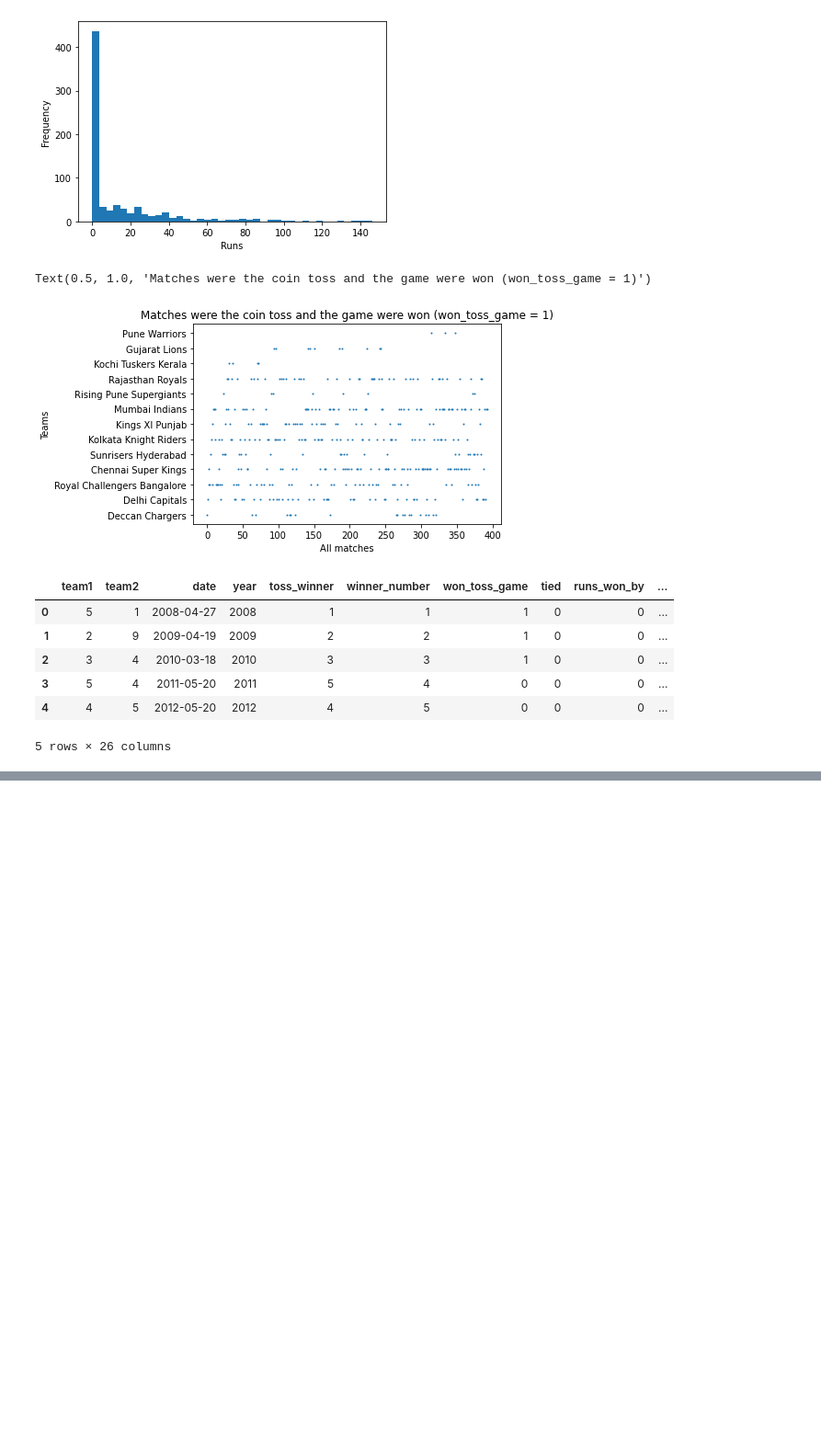
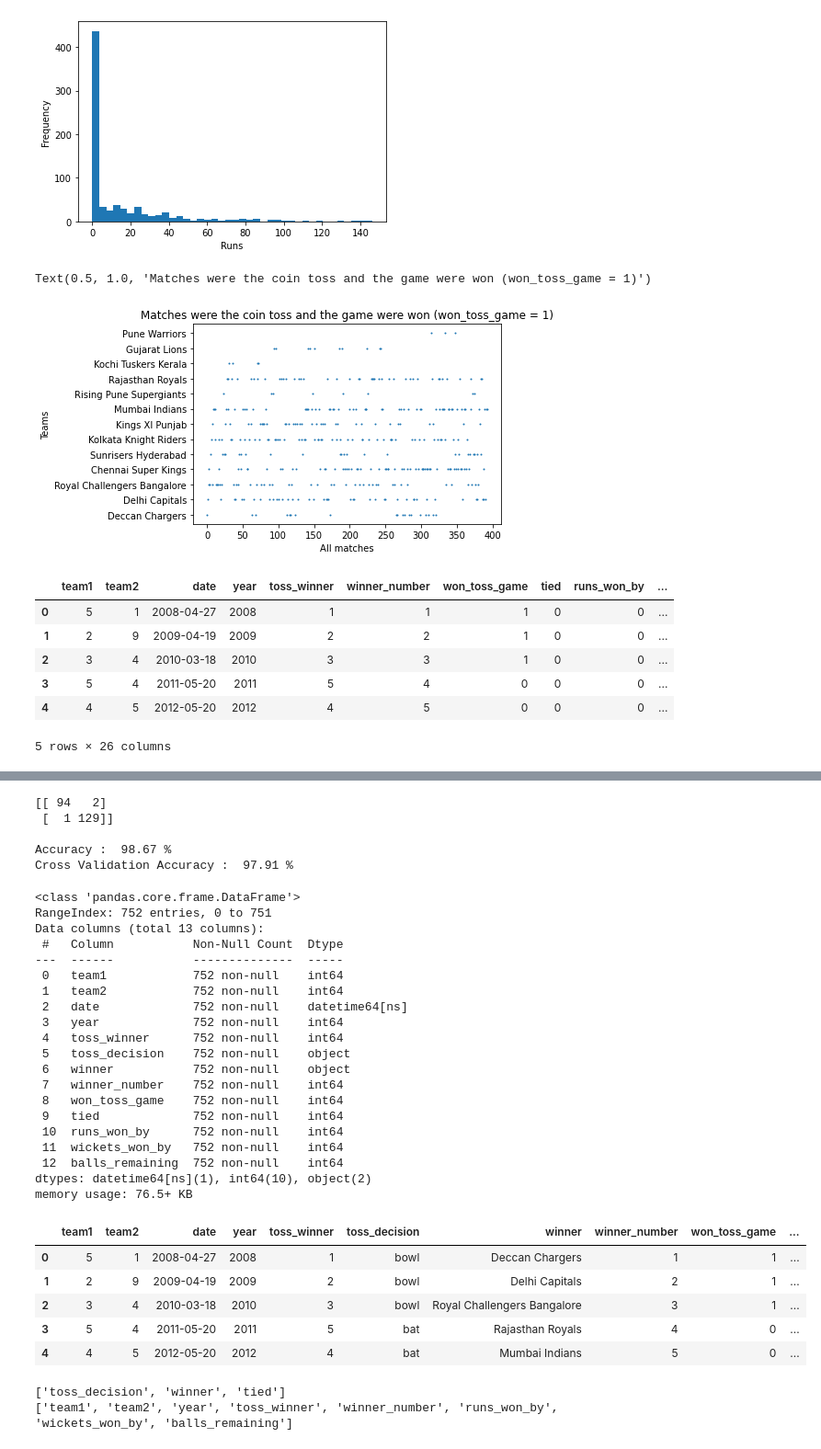
Before and after one commit to knmai/Data-Analytics-IPL-matches-case-study, a Jupyter notebook: predictions.ipynb, the cells around one changed output, grey strips where cells are left out. Shown at 92% size. Drawn from its saved outputs; the diff is of its cells as text; code cells hidden in the pictures; blank space fills up the shorter version.

Commit message:
Update predictions.ipynb
Update code

```diff
--- a/predictions.ipynb
+++ b/predictions.ipynb
@@ -321,0 +368,59 @@ X_test
+# %%
+#XGBoost model (The best model?)
+
+#Fitting model
+xgb_classifier = XGBClassifier()
+xgb_classifier.fit(X_train,y_train)
+y_pred_xgb = xgb_classifier.predict(X_test)
+
+
+#Use confusion matrix to determine model accuracy
+cm_xgb_classifier = confusion_matrix(y_test, y_pred_rfc)
+print(cm_xgb_classifier, end = '\n\n')
+
+#Checking accuracy of model
+numerator_xgb = cm_xgb_classifier[0][0] + cm_xgb_classifier[1][1]
+denominator_xgb = sum(cm_xgb_classifier[0]) + sum(cm_xgb_classifier[1])
+accuracy_percentage = (numerator_xgb/denominator_xgb) * 100
+print("Accuracy : ",round(accuracy_percentage,2),"%")
+
+#Cross validation
+cross_val_xgb = cross_val_score(estimator=XGBClassifier(), X = X_train, y = y_train, cv = 10, n_jobs = -1)
+print("Cross Validation Accuracy : ",round(cross_val_xgb.mean() * 100 , 2),"%")
+# %% [output]
+[[ 94   2]
+ [  1 129]]
+
+Accuracy :  98.67 %
+Cross Validation Accuracy :  97.91 %
+# %%
+#Deep learning with tensor flow
+deep_df.info()
+deep_df.head()
+# %% [output]
+<class 'pandas.core.frame.DataFrame'>
+RangeIndex: 752 entries, 0 to 751
+Data columns (total 13 columns):
+ #   Column           Non-Null Count  Dtype
+---  ------           --------------  -----
+ 0   team1            752 non-null    int64
+ 1   team2            752 non-null    int64
+ 2   date             752 non-null    datetime64[ns]
+ 3   year             752 non-null    int64
+ 4   toss_winner      752 non-null    int64
+ 5   toss_decision    752 non-null    object
+ 6   winner           752 non-null    object
+ 7   winner_number    752 non-null    int64
+ 8   won_toss_game    752 non-null    int64
+ 9   tied             752 non-null    int64
+ 10  runs_won_by      752 non-null    int64
+ 11  wickets_won_by   752 non-null    int64
+ 12  balls_remaining  752 non-null    int64
+dtypes: datetime64[ns](1), int64(10), object(2)
+memory usage: 76.5+ KB
+|  | team1 | team2 | date | year | toss_winner | toss_decision | winner | winner_number | won_toss_game | ... |
+| 0 | 5 | 1 | 2008-04-27 | 2008 | 1 | bowl | Deccan Chargers | 1 | 1 | ... |
+| 1 | 2 | 9 | 2009-04-19 | 2009 | 2 | bowl | Delhi Capitals | 2 | 1 | ... |
+| 2 | 3 | 4 | 2010-03-18 | 2010 | 3 | bowl | Royal Challengers Bangalore | 3 | 1 | ... |
+| 3 | 5 | 4 | 2011-05-20 | 2011 | 5 | bat | Rajasthan Royals | 4 | 0 | ... |
+| 4 | 4 | 5 | 2012-05-20 | 2012 | 4 | bat | Mumbai Indians | 5 | 0 | ... |
@@ -321,0 +431,15 @@ X_test
+# %%
+categorical_columns = [col for col in deep_feature.columns
+                       if len(deep_feature[col].unique())==2
+                       or deep_feature[col].dtype=='O']
+
+print(categorical_columns)
+
+continuous_columns = [col for col in deep_feature.columns
+                      if len(deep_feature[col].unique())>2
+                      and (deep_feature[col].dtype=='int64'
+                      or deep_feature[col].dtype=='float64')]
+print(continuous_columns)
+# %% [output]
+['toss_decision', 'winner', 'tied']
+['team1', 'team2', 'year', 'toss_winner', 'winner_number', 'runs_won_by', 'wickets_won_by', 'balls_remaining']
```
Also changed, not shown: parts of 12 cells of this notebook.
